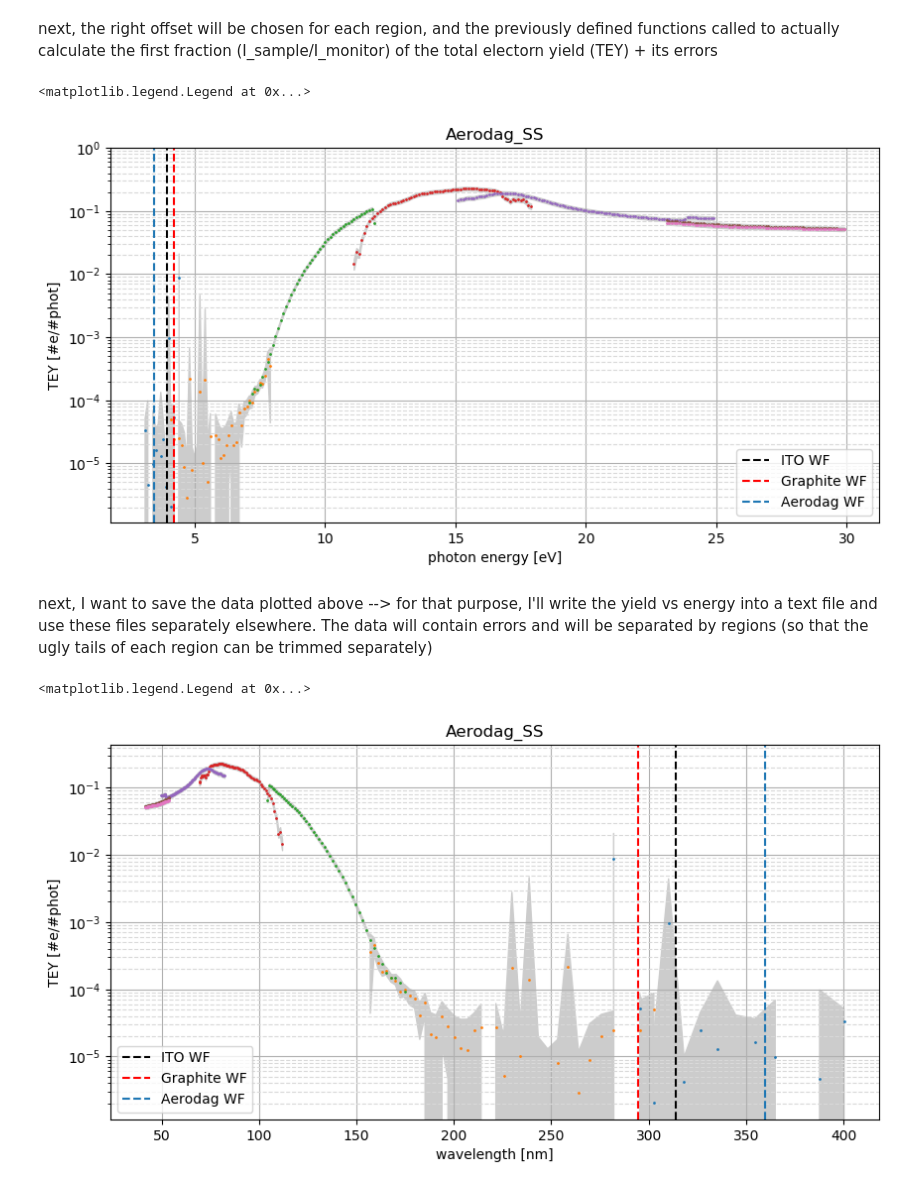
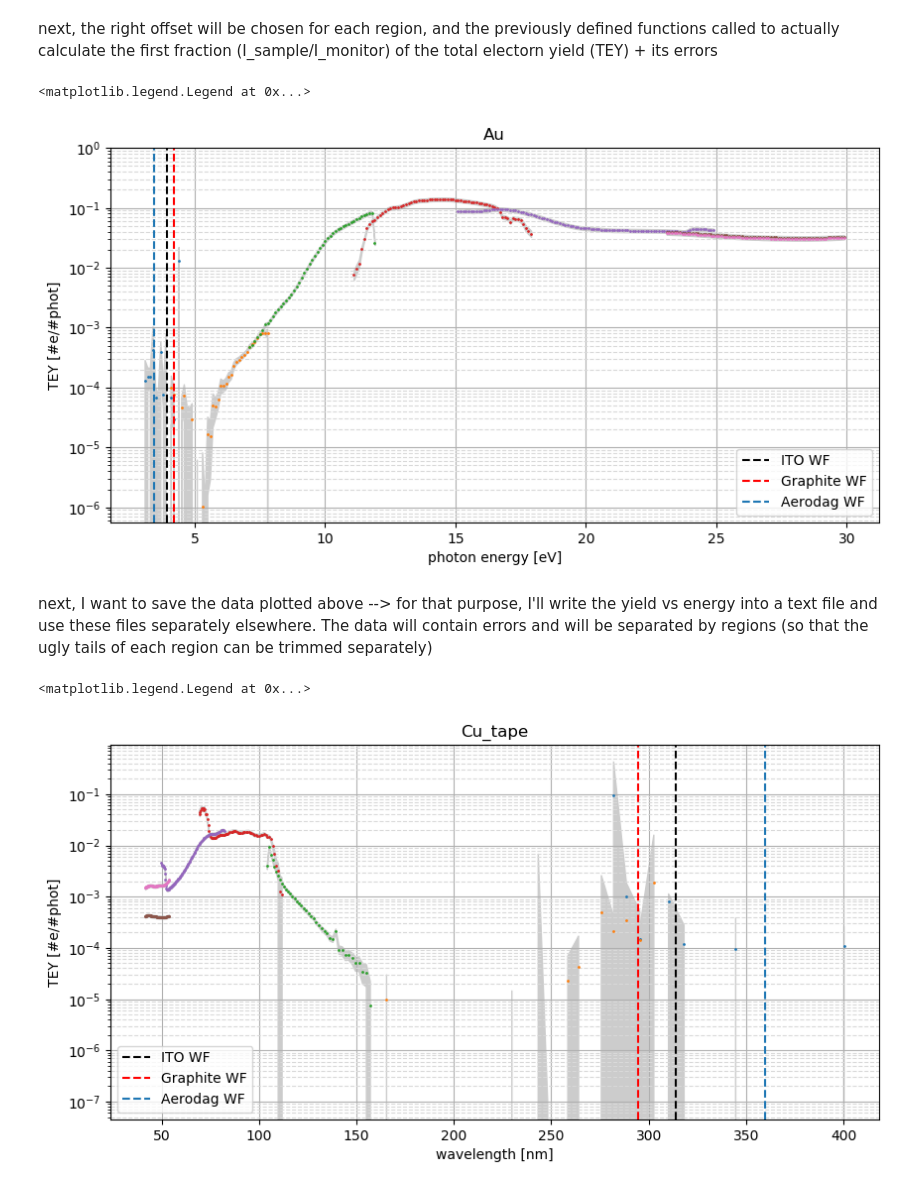
Before and after one commit to sebastiankalos/Elettra_data, a Jupyter notebook: BEAR_analysis.ipynb, the cells around one changed output. Drawn from its saved outputs; the diff is of its cells as text; code cells hidden in the pictures.

```diff
--- a/BEAR_analysis.ipynb
+++ b/BEAR_analysis.ipynb
@@ -30,7 +30,7 @@ global variables in the following cell need to be checked for every run
 # 29 --> holder 3,
 
 
-file_number_signal = 3 #the file number corresponding to a scan (from Elettra logbook!)
+file_number_signal = 26 #the file number corresponding to a scan (from Elettra logbook!)
 incidence_angle = 90 #the angle of photon incidence - only is used in naming the file in which TEY is written into but still needs to be checked for each run to avoid confusion
 
 file_number_dark_20nA = 4
@@ -45,8 +45,8 @@ region_sensitivities = ["200pA", "200pA", "200pA", "200pA", "200pA", "20nA", "20
 PD_region_sensitivities = ["200pA_200pA", "200pA_200pA", "200pA_200pA", "200pA_200pA", "20nA_200pA", "200nA_20nA", "200nA_20nA"] #same but for photodiode (KB and KA had different readings)
 
 #from the following, only one list of materials needs to be used (sample holder 1, 2 or 3)
-materials = ['Aerodag_SS', 'Graphite_SS', 'ITO_MLI', 'ITO_Radiator_1'] #materials on sample plate 1, ordered as they were investigated!
-#materials = ['Cu_tape', 'Au', 'ITO_MLI_1', 'ITO_MLI_2', 'Ag', 'fake_dust'] #materials on sample plate 2, ordered as they were investigated!
+#materials = ['Aerodag_SS', 'Graphite_SS', 'ITO_MLI', 'ITO_Radiator_1'] #materials on sample plate 1, ordered as they were investigated!
+materials = ['Cu_tape', 'Au', 'ITO_MLI_1', 'ITO_MLI_2', 'Ag', 'fake_dust'] #materials on sample plate 2, ordered as they were investigated!
 #materials = ['Aerodag_Al, ITO_Radiator_2']
 
 eV = 1.602e-19 #C, elementary charge
@@ -546,7 +546,7 @@ for i in range(1, regs_per_sample+1): #for each region
 figure(figsize=(10, 5), dpi=100)
 lines = ['photon_energy_eV    total_yield    yield_error    energy_region'] #data will be written into a file in this format
 
-material_index = 0
+material_index = 1
 
 for region_index in range(0, regs_per_sample):
     if region_index in use_BPM_region_indexes:
@@ -558,34 +558,34 @@ for region_index in range(0, regs_per_sample):
         FIRST_FRAC_ERR = MATERIALS[material_index][region_index][9]
 
     TEY_reg = [i * j * k for i,j,k in zip(FIRST_FRAC, SECOND_FRAC[region_index], FACTOR[region_index])]
     TEY_reg_err = [np.sqrt((dF1*F2*F3)**2 + (F1*dF2*F3)**2 + (F1*F2*dF3)**2) for F1,F2,F3,dF1,dF2,dF3 in zip(FIRST_FRAC,SECOND_FRAC[region_index],FACTOR[region_index],FIRST_FRAC_ERR, SECOND_FRAC_ERR[region_index],FACTOR_ERR[region_index])]
 
     phot_E_reg = MATERIALS[material_index][region_index][2]
 
     for l in range(0, len(phot_E_reg)): #for the region, append line by line the text array that will be converted intp a textfile afterwards
         line = str(phot_E_reg[l]) + ' ' + str(TEY_reg[l]) + ' ' + str(TEY_reg_err[l]) + ' ' + str(region_index)
         lines.append(line)
 
     plt.fill_between(phot_E_reg, [i-j for i,j in zip(TEY_reg,TEY_reg_err)], [i+j for i,j in zip(TEY_reg,TEY_reg_err)], color='0.8')
     plt.plot(phot_E_reg, TEY_reg, marker, markersize=1)
 
 plt.yscale('log')
 plt.title(materials[material_index])
 
 plt.xlabel('photon energy [eV]')
 plt.ylabel('TEY [#e/#phot]')
 plt.grid(linestyle='--')
 plt.grid(which = 'major', linestyle='-')
 plt.grid(which = 'minor', linestyle='--', color='0.85')
 plt.gca().set_ylim(top=1)
 
 plt.axvline(x=ITO_WF, color='k', linestyle='--', label="ITO WF")
 plt.axvline(x=Graphite_WF, color='r', linestyle='--', label="Graphite WF")
 plt.axvline(x=Aerodag_WF, linestyle='--', label="Aerodag WF")
 plt.legend(loc="lower right")
 # %% [output]
 <matplotlib.legend.Legend at 0x...>
-[figure, old version]
+[figure, new version]
 # %% [markdown]
 next, I want to save the data plotted above --> for that purpose, I'll write the yield vs energy into a text file and use these files separately elsewhere. The data will contain errors and will be separated by regions (so that the ugly tails of each region can be trimmed separately)
 # %%
@@ -623,4 +623,4 @@ plt.axvline(x=convert_eV_to_wavelength([Aerodag_WF])[0], linestyle='--', label="
 plt.legend(loc="lower left")
 # %% [output]
 <matplotlib.legend.Legend at 0x...>
-[figure, old version]
+[figure, new version]
```
Also changed, not shown: parts of 2 cells of this notebook, 39 other files.
